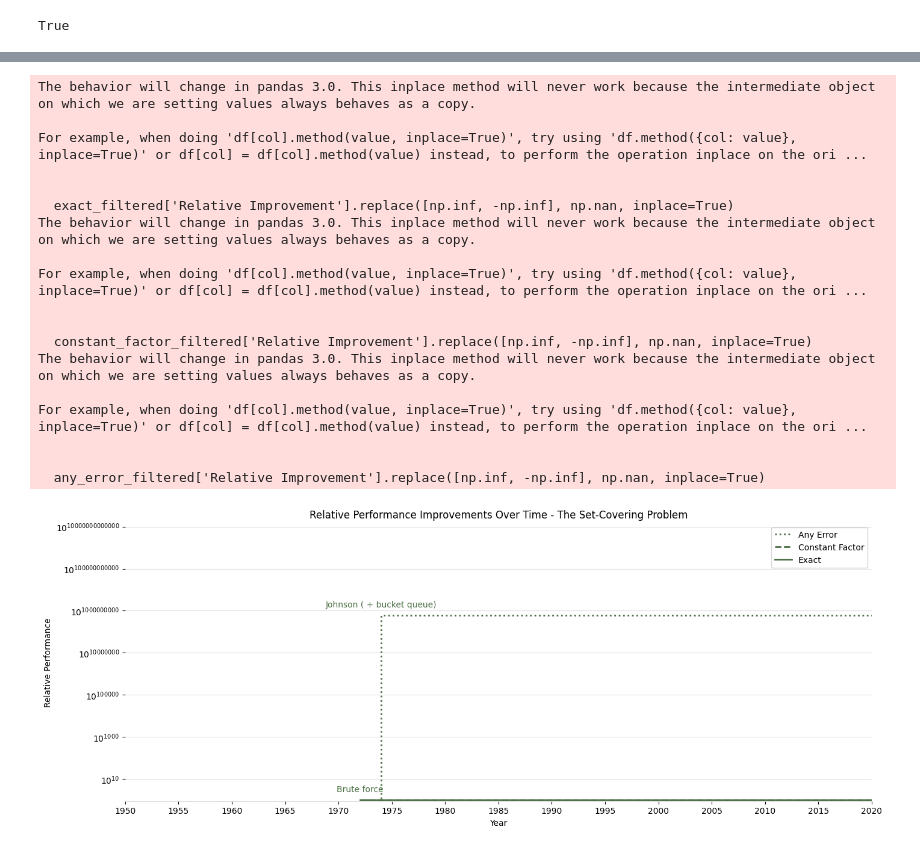
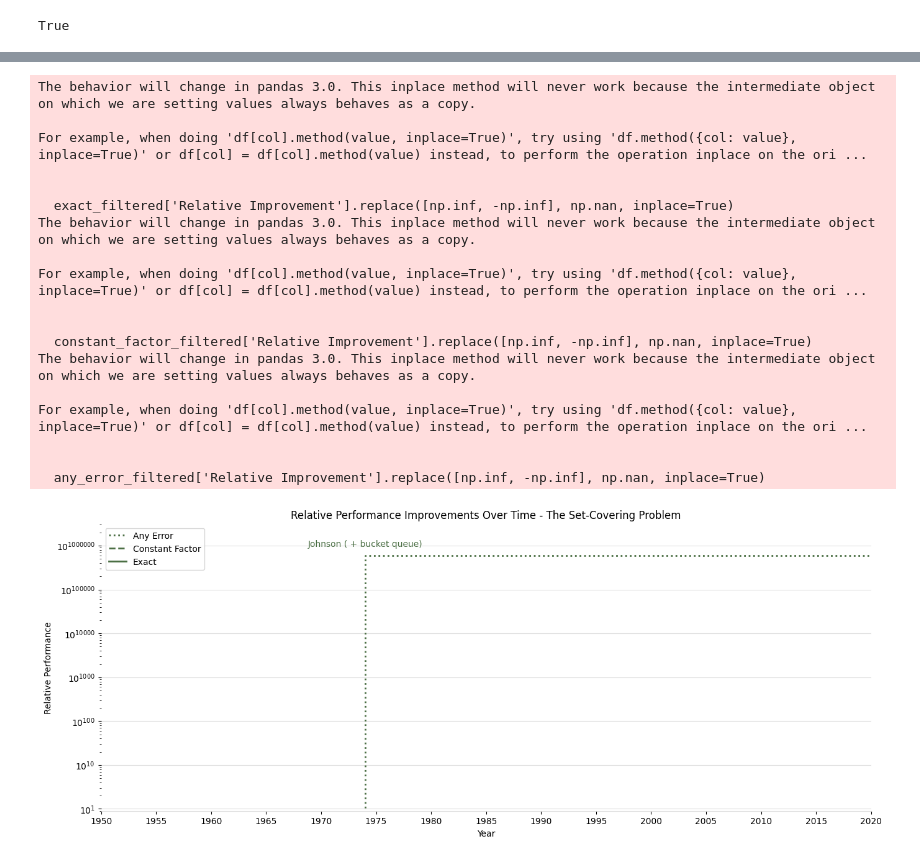
Before and after one commit to andrewlucasgs/approximation-algorithms, a Jupyter notebook: time copy.ipynb, the cells around one changed output, grey strips where cells are left out. Cells and saved outputs as stored; diff of their text form; code cells hidden in the pictures.

```diff
--- a/time copy.ipynb
+++ b/time copy.ipynb
@@ -184,11 +184,11 @@ for time_encoding in approximation_algorithms['Time Encoding Function'].unique()
 # %%
 sheet1['n = 10^3'] = sheet1['Time Encoding Function'].apply(lambda x: elements_dict[x](10**3))
 sheet1['n = 10^6'] = sheet1['Time Encoding Function'].apply(lambda x: elements_dict[x](10**6))
-sheet1['n = 10^6'] = sheet1['Time Encoding Function'].apply(lambda x: elements_dict[x](10**9))
+sheet1['n = 10^9'] = sheet1['Time Encoding Function'].apply(lambda x: elements_dict[x](10**9))
 
 approximation_algorithms['n = 10^3'] = approximation_algorithms['Time Encoding Function'].apply(lambda x: elements_dict[x](10**3))
 approximation_algorithms['n = 10^6'] = approximation_algorithms['Time Encoding Function'].apply(lambda x: elements_dict[x](10**6))
-approximation_algorithms['n = 10^6'] = approximation_algorithms['Time Encoding Function'].apply(lambda x: elements_dict[x](10**9))
+approximation_algorithms['n = 10^9'] = approximation_algorithms['Time Encoding Function'].apply(lambda x: elements_dict[x](10**9))
 # %%
 # list families that are in both datasets
 sheet1_families = sheet1['Family Name'].unique()
@@ -1125,9 +1125,9 @@ def process_family_data(family_name, exact_df, approx_df):
     any_error_filtered['Relative Improvement'].fillna(1e-10, inplace=True)
 
     # Log scale
-    exact_filtered['Relative Improvement'] = [(log(x, 10) or 1) for x in exact_filtered['Relative Improvement']]
-    constant_factor_filtered['Relative Improvement'] = [(log(x, 10) or 1) for x in constant_factor_filtered['Relative Improvement']]
-    any_error_filtered['Relative Improvement'] = [(log(x, 10) or 1) for x in any_error_filtered['Relative Improvement']]
+    exact_filtered['Relative Improvement'] = [(log(x, 10) or 0) for x in exact_filtered['Relative Improvement']]
+    constant_factor_filtered['Relative Improvement'] = [(log(x, 10) or 0) for x in constant_factor_filtered['Relative Improvement']]
+    any_error_filtered['Relative Improvement'] = [(log(x, 10) or 0) for x in any_error_filtered['Relative Improvement']]
 
 
     # copy last row of each family to the end of the dataframe
@@ -1207,31 +1207,31 @@ ax.set_axisbelow(True)
 
 # ygrid lines
 ax.grid(True, which='major', axis='y', linestyle='-', color='#DDD')
 ax.spines['right'].set_visible(False)
 ax.spines['top'].set_visible(False)
 ax.spines['left'].set_visible(False)
 ax.spines['bottom'].set_color('#DDD')
 # spines behind the line
 
 # Show the plot
 plt.show()
 # %% [output]
 The behavior will change in pandas 3.0. This inplace method will never work because the intermediate object on which we are setting values always behaves as a copy.
 
 For example, when doing 'df[col].method(value, inplace=True)', try using 'df.method({col: value}, inplace=True)' or df[col] = df[col].method(value) instead, to perform the operation inplace on the ori ...
 
 
   exact_filtered['Relative Improvement'].replace([np.inf, -np.inf], np.nan, inplace=True)
 The behavior will change in pandas 3.0. This inplace method will never work because the intermediate object on which we are setting values always behaves as a copy.
 
 For example, when doing 'df[col].method(value, inplace=True)', try using 'df.method({col: value}, inplace=True)' or df[col] = df[col].method(value) instead, to perform the operation inplace on the ori ...
 
 
   constant_factor_filtered['Relative Improvement'].replace([np.inf, -np.inf], np.nan, inplace=True)
 The behavior will change in pandas 3.0. This inplace method will never work because the intermediate object on which we are setting values always behaves as a copy.
 
 For example, when doing 'df[col].method(value, inplace=True)', try using 'df.method({col: value}, inplace=True)' or df[col] = df[col].method(value) instead, to perform the operation inplace on the ori ...
 
 
   any_error_filtered['Relative Improvement'].replace([np.inf, -np.inf], np.nan, inplace=True)
-[figure, old version]
+[figure, new version]
```
Also changed, not shown: parts of 11 cells of this notebook, 13 other files.
